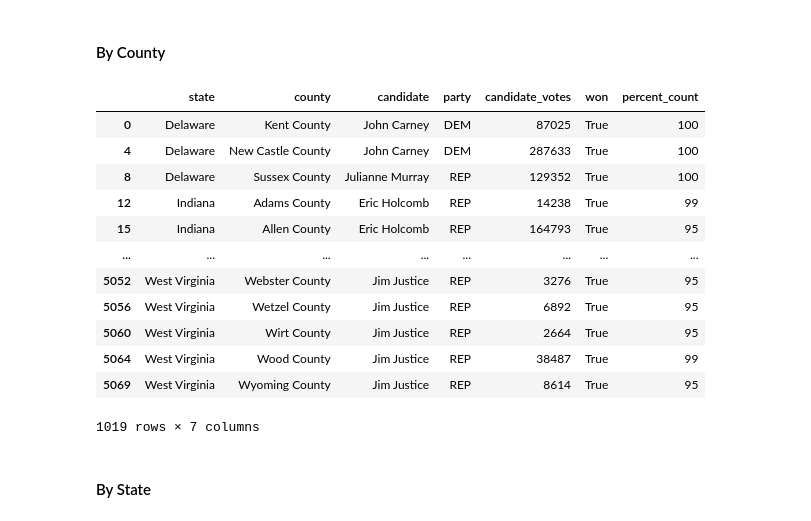
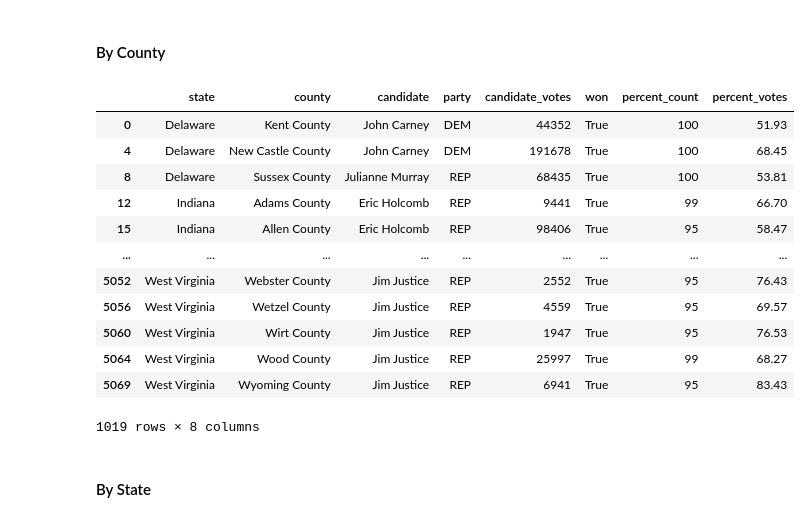
Before and after one commit to LeeProut/ETL-project, a Jupyter notebook: election2020_governor.ipynb, the cells around one changed output. Saved outputs shown, nothing was run; the diff lists cells and outputs as text; code cells hidden in the pictures.

Commit message:
added tables and sql file

```diff
--- a/election2020_governor.ipynb
+++ b/election2020_governor.ipynb
@@ -156,6 +151,7 @@ gov_mrgd_df
 | 5072 | West Virginia | Wyoming County | 8320 | 8614 | 95 | Danny Lutz | MNP | 53 | False |
 5073 rows × 9 columns
 # %%
+#limiting results to percentage count of votes to 90% and up
 gov_result_df = gov_mrgd_df.loc[gov_mrgd_df['percent'] >= 90]
 gov_result_cleaned_df = gov_result_df.rename(columns={"votes": "candidate_votes",
                                                       "percent": "percent_count"}).copy()
@@ -163,5 +159,6 @@ gov_completed_result_df = gov_result_cleaned_df[['state', 'county',
                                                  'candidate', 'party',
                                                  'candidate_votes', 'won',
                                                  'percent_count']].copy()
-gov_completed_result_df.head()
+gov_completed_result = gov_completed_result_df.assign(percent_votes = round(gov_completed_result_df.candidate_votes/gov_completed_result_df.groupby(['state','county']).candidate_votes.transform('sum')*100,2))
+gov_completed_result.head()
 # %% [output]
@@ -176,22 +173,22 @@ gov_completed_result_df.head()
 # %% [markdown]
 #### By County
 # %%
-gov_cn_winner_df = gov_completed_result_df.loc[gov_completed_result_df['won'] == True]
+gov_cn_winner_df = gov_completed_result.loc[gov_completed_result['won'] == True]
 gov_cn_winner_df
 # %% [output]
-|  | state | county | candidate | party | candidate_votes | won | percent_count |
-| 0 | Delaware | Kent County | John Carney | DEM | 87025 | True | 100 |
-| 4 | Delaware | New Castle County | John Carney | DEM | 287633 | True | 100 |
-| 8 | Delaware | Sussex County | Julianne Murray | REP | 129352 | True | 100 |
-| 12 | Indiana | Adams County | Eric Holcomb | REP | 14238 | True | 99 |
-| 15 | Indiana | Allen County | Eric Holcomb | REP | 164793 | True | 95 |
-| ... | ... | ... | ... | ... | ... | ... | ... |
-| 5052 | West Virginia | Webster County | Jim Justice | REP | 3276 | True | 95 |
-| 5056 | West Virginia | Wetzel County | Jim Justice | REP | 6892 | True | 95 |
-| 5060 | West Virginia | Wirt County | Jim Justice | REP | 2664 | True | 95 |
-| 5064 | West Virginia | Wood County | Jim Justice | REP | 38487 | True | 99 |
-| 5069 | West Virginia | Wyoming County | Jim Justice | REP | 8614 | True | 95 |
+|  | state | county | candidate | party | candidate_votes | won | percent_count | percent_votes |
+| 0 | Delaware | Kent County | John Carney | DEM | 44352 | True | 100 | 51.93 |
+| 4 | Delaware | New Castle County | John Carney | DEM | 191678 | True | 100 | 68.45 |
+| 8 | Delaware | Sussex County | Julianne Murray | REP | 68435 | True | 100 | 53.81 |
+| 12 | Indiana | Adams County | Eric Holcomb | REP | 9441 | True | 99 | 66.70 |
+| 15 | Indiana | Allen County | Eric Holcomb | REP | 98406 | True | 95 | 58.47 |
+| ... | ... | ... | ... | ... | ... | ... | ... | ... |
+| 5052 | West Virginia | Webster County | Jim Justice | REP | 2552 | True | 95 | 76.43 |
+| 5056 | West Virginia | Wetzel County | Jim Justice | REP | 4559 | True | 95 | 69.57 |
+| 5060 | West Virginia | Wirt County | Jim Justice | REP | 1947 | True | 95 | 76.53 |
+| 5064 | West Virginia | Wood County | Jim Justice | REP | 25997 | True | 99 | 68.27 |
+| 5069 | West Virginia | Wyoming County | Jim Justice | REP | 6941 | True | 95 | 83.43 |
-1019 rows × 7 columns
+1019 rows × 8 columns
 # %% [markdown]
 #### By State
 # %%
```
Also changed, not shown: parts of 12 cells of this notebook, 1 other file.
